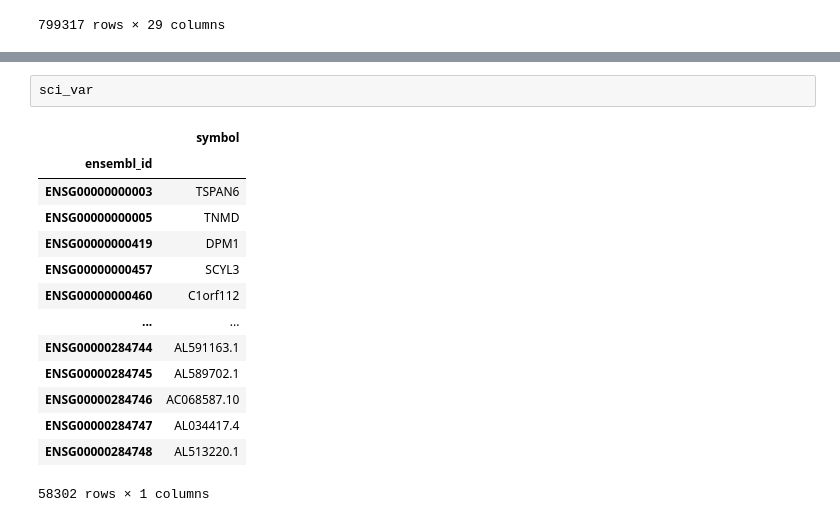
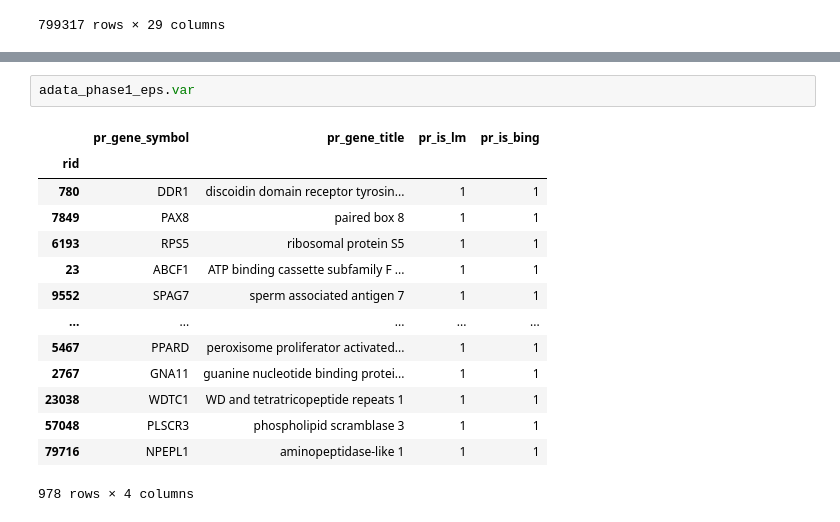
Before and after one commit to theislab/Chem-PerturBridge, a Jupyter notebook: draft_notebooks/l1000_sciplex_lamin.ipynb, the cells around one changed output, grey strips where cells are left out. Drawn from its saved outputs; the diff is of its cells as text.

```diff
--- a/draft_notebooks/l1000_sciplex_lamin.ipynb
+++ b/draft_notebooks/l1000_sciplex_lamin.ipynb
@@ -65,20 +107,20 @@ adata.var
 | 874 | 205379_at | Analyte 500 | 500 | dp53 | LUA-4022 | epsilon | CBR3 | ... |
 | 57149 | 203897_at | Analyte 500 | 500 | dp52 | LUA-589 | epsilon | LYRM1 | ... |
 978 rows × 11 columns
-# %%
-sci_var
-# %% [output]
-|  | symbol |
-| ensembl_id |  |
-| ENSG00000000003 | TSPAN6 |
-| ENSG00000000005 | TNMD |
-| ENSG00000000419 | DPM1 |
-| ENSG00000000457 | SCYL3 |
-| ENSG00000000460 | C1orf112 |
-| ... | ... |
-| ENSG00000284744 | AL591163.1 |
-| ENSG00000284745 | AL589702.1 |
-| ENSG00000284746 | AC068587.10 |
-| ENSG00000284747 | AL034417.4 |
-| ENSG00000284748 | AL513220.1 |
-58302 rows × 1 columns
+# %%
+adata_phase1_eps.var
+# %% [output]
+|  | pr_gene_symbol | pr_gene_title | pr_is_lm | pr_is_bing |
+| rid |  |  |  |  |
+| 780 | DDR1 | discoidin domain receptor tyrosin... | 1 | 1 |
+| 7849 | PAX8 | paired box 8 | 1 | 1 |
+| 6193 | RPS5 | ribosomal protein S5 | 1 | 1 |
+| 23 | ABCF1 | ATP binding cassette subfamily F ... | 1 | 1 |
+| 9552 | SPAG7 | sperm associated antigen 7 | 1 | 1 |
+| ... | ... | ... | ... | ... |
+| 5467 | PPARD | peroxisome proliferator activated... | 1 | 1 |
+| 2767 | GNA11 | guanine nucleotide binding protei... | 1 | 1 |
+| 23038 | WDTC1 | WD and tetratricopeptide repeats 1 | 1 | 1 |
+| 57048 | PLSCR3 | phospholipid scramblase 3 | 1 | 1 |
+| 79716 | NPEPL1 | aminopeptidase-like 1 | 1 | 1 |
+978 rows × 4 columns
```
Also changed, not shown: parts of 13 cells of this notebook.
